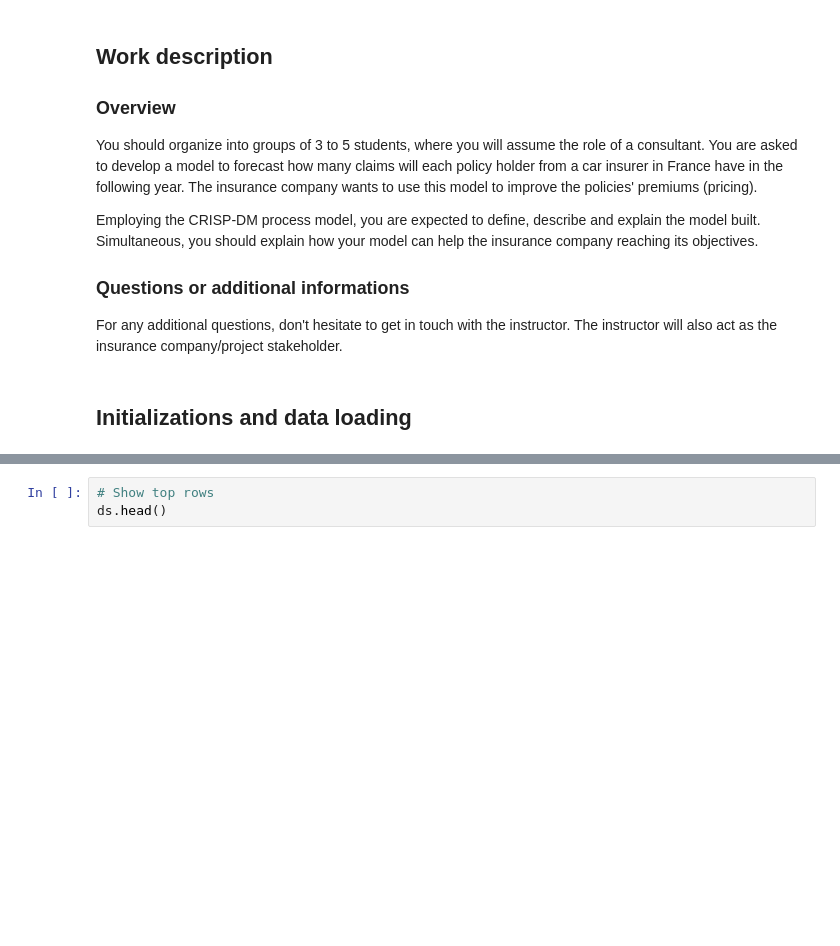
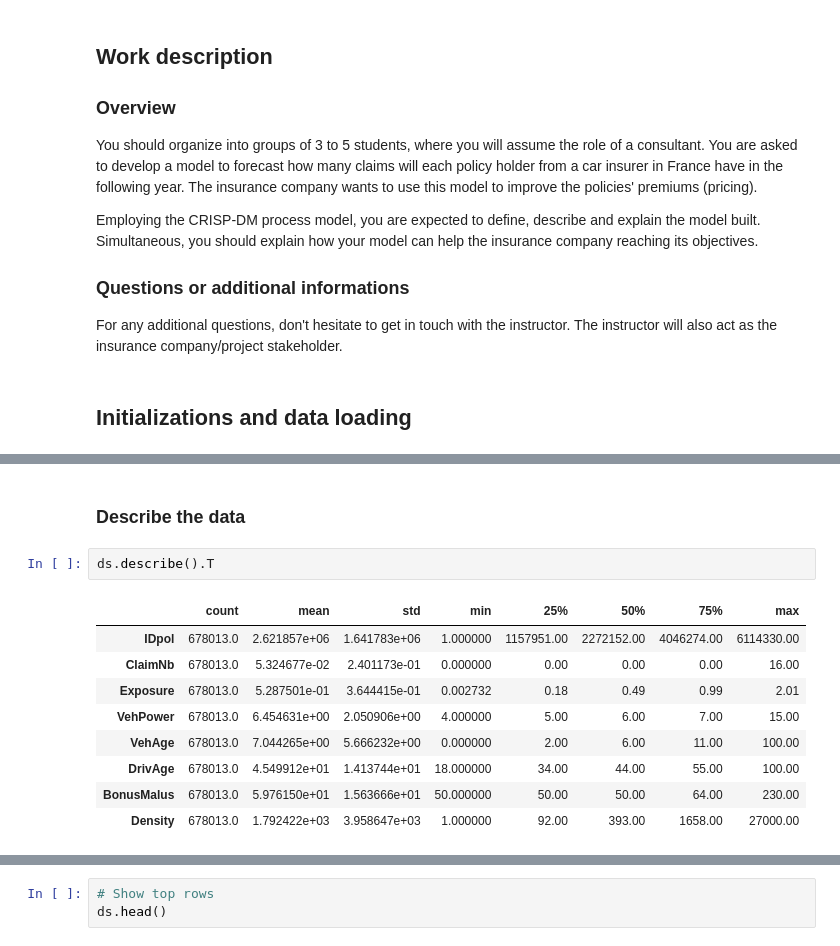
Before and after one commit to asaad-98/regression-insurancepremium, a Jupyter notebook: Project1.ipynb, the cells around one changed output, grey strips where cells are left out. Drawn from its saved outputs; the diff is of its cells as text; blank space fills up the shorter version.

```diff
--- a/Project1.ipynb
+++ b/Project1.ipynb
@@ -55,0 +158,14 @@ ds.describe(include='all').T
+# %% [markdown]
+### Describe the data
+# %%
+ds.describe().T
+# %% [output]
+|  | count | mean | std | min | 25% | 50% | 75% | max |
+| IDpol | 678013.0 | 2.621857e+06 | 1.641783e+06 | 1.000000 | 1157951.00 | 2272152.00 | 4046274.00 | 6114330.00 |
+| ClaimNb | 678013.0 | 5.324677e-02 | 2.401173e-01 | 0.000000 | 0.00 | 0.00 | 0.00 | 16.00 |
+| Exposure | 678013.0 | 5.287501e-01 | 3.644415e-01 | 0.002732 | 0.18 | 0.49 | 0.99 | 2.01 |
+| VehPower | 678013.0 | 6.454631e+00 | 2.050906e+00 | 4.000000 | 5.00 | 6.00 | 7.00 | 15.00 |
+| VehAge | 678013.0 | 7.044265e+00 | 5.666232e+00 | 0.000000 | 2.00 | 6.00 | 11.00 | 100.00 |
+| DrivAge | 678013.0 | 4.549912e+01 | 1.413744e+01 | 18.000000 | 34.00 | 44.00 | 55.00 | 100.00 |
+| BonusMalus | 678013.0 | 5.976150e+01 | 1.563666e+01 | 50.000000 | 50.00 | 50.00 | 64.00 | 230.00 |
+| Density | 678013.0 | 1.792422e+03 | 3.958647e+03 | 1.000000 | 92.00 | 393.00 | 1658.00 | 27000.00 |
```
Also changed, not shown: parts of 22 cells of this notebook, 5 other files.
